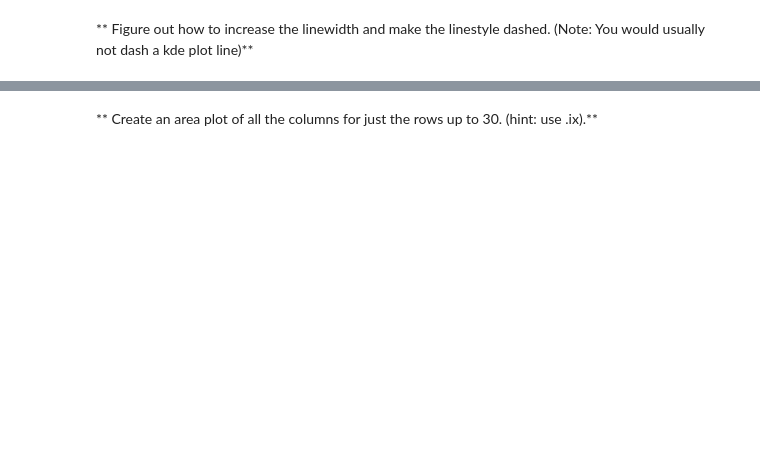
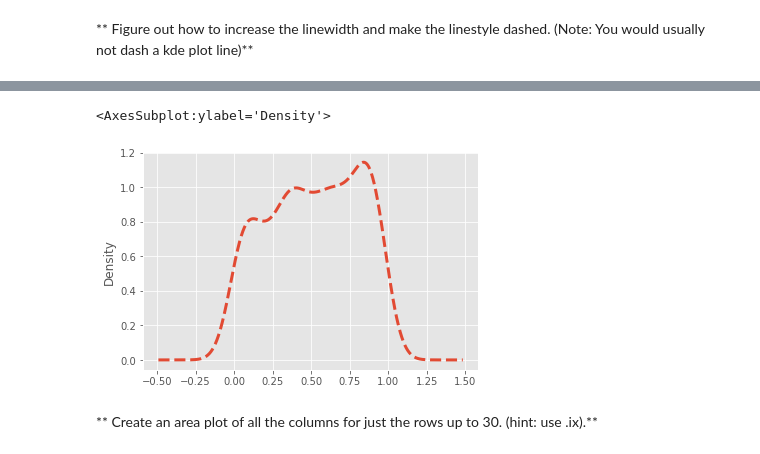
Before and after one commit to ritesh-chafer/python-for-data-science-and-machine-learning-bootcamp, a Jupyter notebook: Python for Data Visualization/Pandas Built-in Data Viz/Pandas Data Visualization Exercise .ipynb, the cells around one changed output, grey strips where cells are left out. Saved outputs shown, nothing was run; the diff lists cells and outputs as text; code cells hidden in the pictures; blank space fills up the shorter version.

```diff
--- a/Python for Data Visualization/Pandas Built-in Data Viz/Pandas Data Visualization Exercise .ipynb
+++ b/Python for Data Visualization/Pandas Built-in Data Viz/Pandas Data Visualization Exercise .ipynb
@@ -76,2 +73,7 @@ df3[['a','b']].plot.box()
+# %%
+df3['d'].plot.kde(lw=3,ls='--')
+# %% [output]
+<AxesSubplot:ylabel='Density'>
+[figure, added]
 # %% [markdown]
 ** Create an area plot of all the columns for just the rows up to 30. (hint: use .ix).**
```
Also changed, not shown: parts of 5 cells of this notebook.
